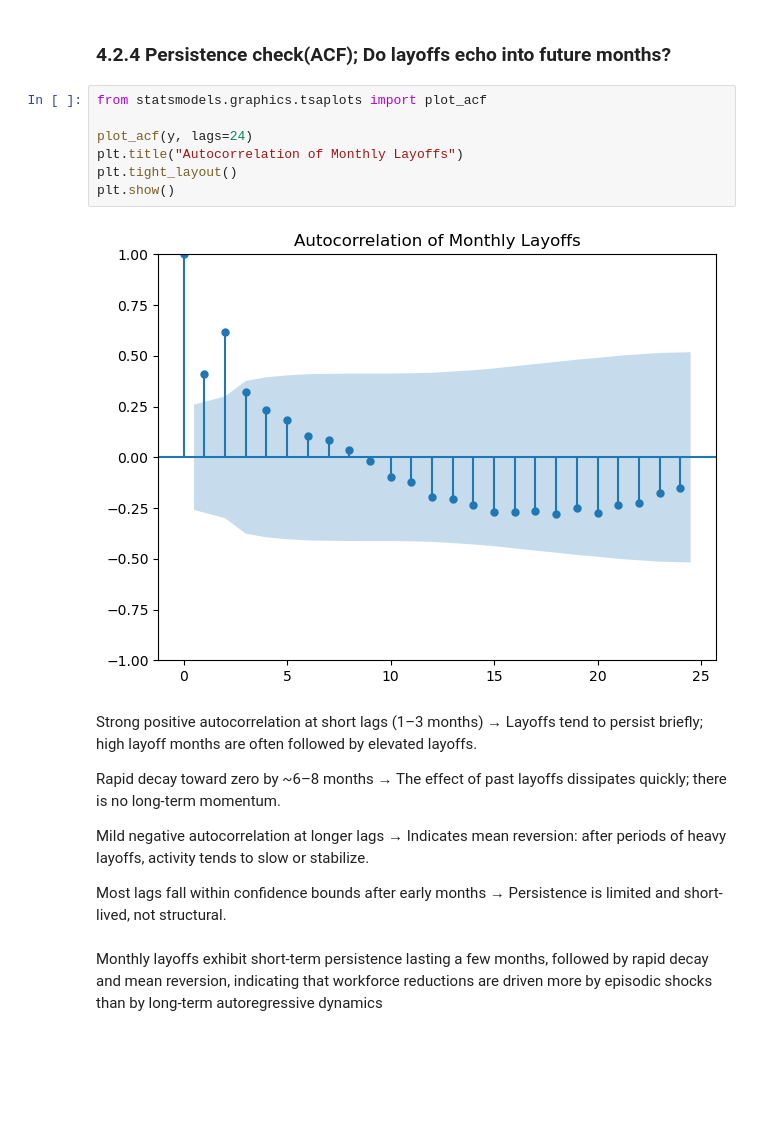
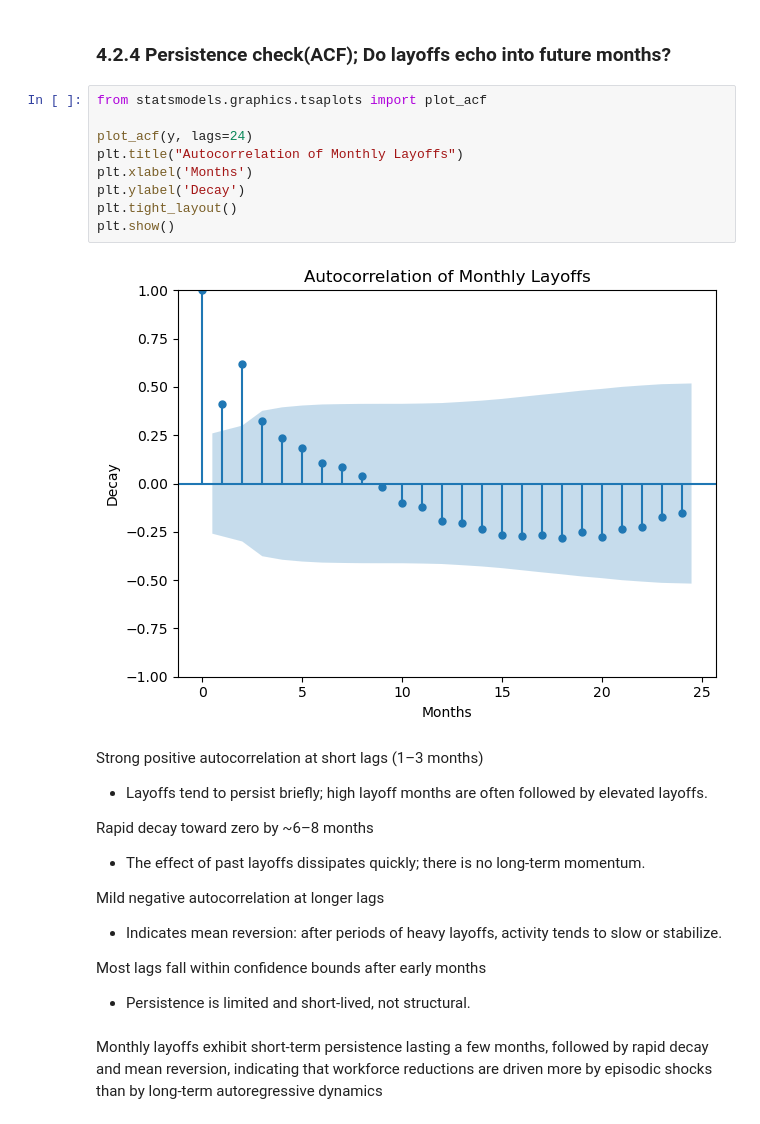
Before and after one commit to r0sh1ddy/Ealry_Warning_signals_in_the_Global_Workforce, a Jupyter notebook: Time_Series_Analysis.ipynb, the cells around one changed output. Cells and saved outputs as stored; diff of their text form; blank space fills up the shorter version.

```diff
--- a/Time_Series_Analysis.ipynb
+++ b/Time_Series_Analysis.ipynb
@@ -408,23 +408,25 @@ These spikes represent periods where layoffs were not explained by recent histor
 # %%
 from statsmodels.graphics.tsaplots import plot_acf
 
 plot_acf(y, lags=24)
 plt.title("Autocorrelation of Monthly Layoffs")
+plt.xlabel('Months')
+plt.ylabel('Decay')
 plt.tight_layout()
 plt.show()
 # %% [output]
-[figure, old version]
+[figure, new version]
 # %% [markdown]
 Strong positive autocorrelation at short lags (1–3 months)
-→ Layoffs tend to persist briefly; high layoff months are often followed by elevated layoffs.
+- Layoffs tend to persist briefly; high layoff months are often followed by elevated layoffs.
 
 Rapid decay toward zero by ~6–8 months
-→ The effect of past layoffs dissipates quickly; there is no long-term momentum.
+- The effect of past layoffs dissipates quickly; there is no long-term momentum.
 
 Mild negative autocorrelation at longer lags
-→ Indicates mean reversion: after periods of heavy layoffs, activity tends to slow or stabilize.
+- Indicates mean reversion: after periods of heavy layoffs, activity tends to slow or stabilize.
 
 Most lags fall within confidence bounds after early months
-→ Persistence is limited and short-lived, not structural.
+- Persistence is limited and short-lived, not structural.
 # %% [markdown]
 Monthly layoffs exhibit short-term persistence lasting a few months, followed by rapid decay and mean reversion, indicating that workforce reductions are driven more by episodic shocks than by long-term autoregressive dynamics
```
Also changed, not shown: parts of 5 cells of this notebook.
